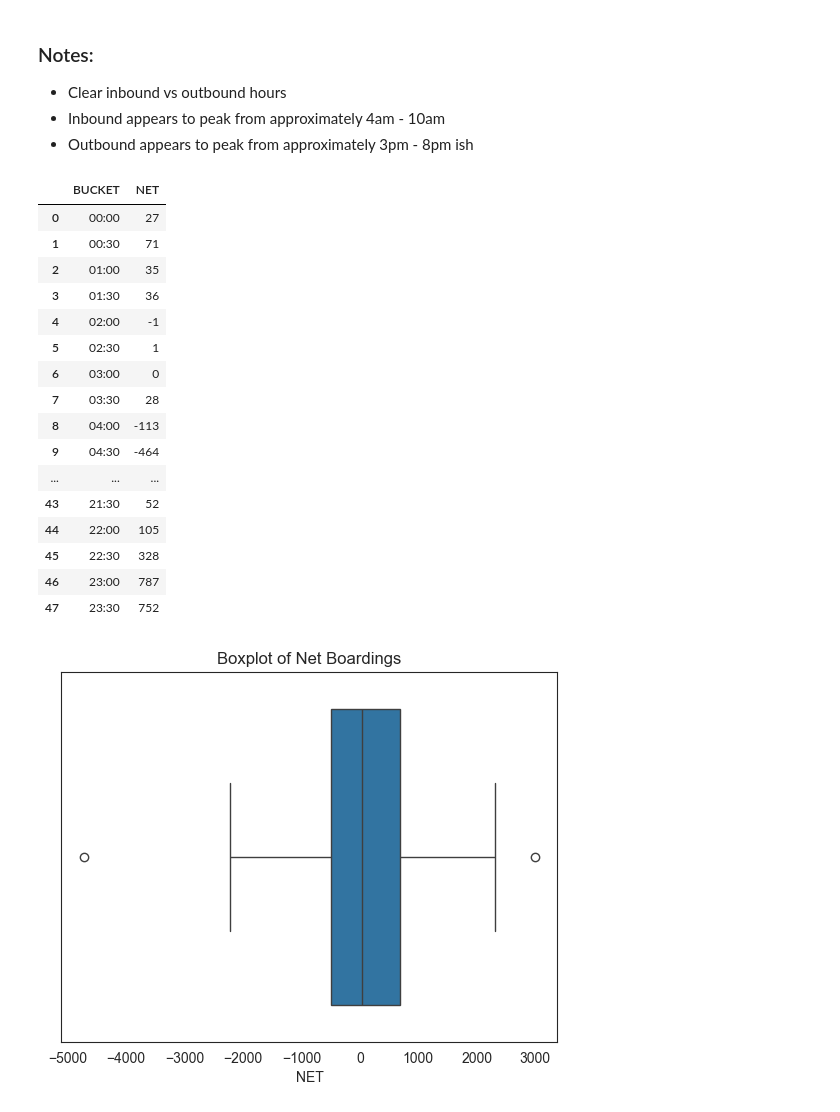
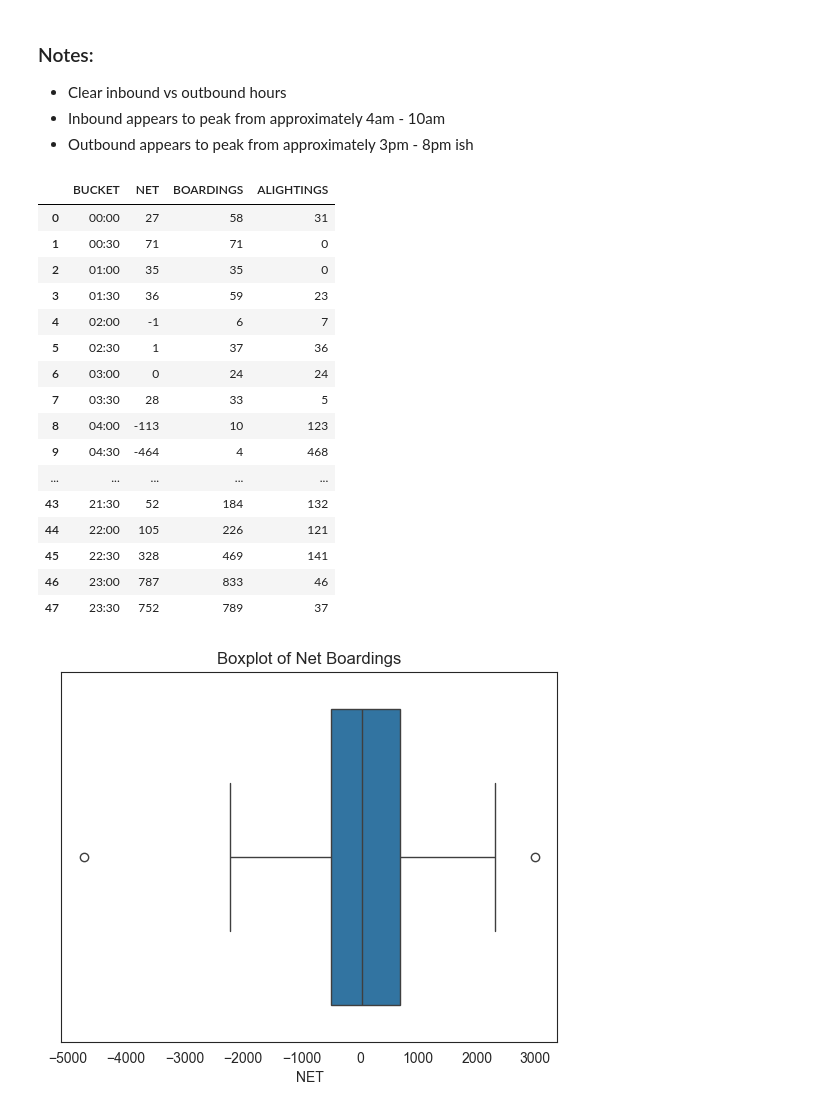
Before and after one commit to morgan1461/WMC-dashboard, a Jupyter notebook: analysis_notebooks/med_center_peak_analysis.ipynb, the cells around one changed output. Drawn from its saved outputs; the diff is of its cells as text; code cells hidden in the pictures.

```diff
--- a/analysis_notebooks/med_center_peak_analysis.ipynb
+++ b/analysis_notebooks/med_center_peak_analysis.ipynb
@@ -112,3 +112,23 @@ plt.xticks(rotation=90, ticks=range(0, len(mc_df['BUCKET'].unique()), 2))
 plt.show()
 # %% [output]
 [figure]
+# %%
+# Add all the stops to one DF
+# apr_mc_df
+
+temp = apr_mc_df[['DATE', 'ARRIVAL', 'STOP_ID', 'BOARDINGS', 'ALIGHTINGS']]
+
+# combine date and arrival time to single col
+temp['TIME'] = pd.to_datetime(temp['DATE'].astype(str) + ' ' + temp['ARRIVAL'].dt.time.astype(str))
+
+temp.drop(['ARRIVAL'], axis=1, inplace=True)
+
+# true 30 min buckets to determine peak periods
+temp['BUCKET'] = temp['TIME'].dt.floor('30min').dt.strftime('%H:%M')
+
+mc_df = temp.copy()
+
+# create a 'net' colum as boardings - alightings
+# directional, negative indicates bus 'emptying' passengers, positive indicates bus 'filling' passengers
+all_stops_df = temp.copy()
+all_stops_df['NET'] = all_stops_df['BOARDINGS'] - all_stops_df['ALIGHTINGS'] # net indicates PER STOP
@@ -117,32 +197,36 @@ plt.show()
 - Clear inbound vs outbound hours
 - Inbound appears to peak from approximately 4am - 10am
 - Outbound appears to peak from approximately 3pm - 8pm ish
+# %%
+uh_doan_mc_df = mc_df[mc_df['STOP_ID'].isin([37, 401])]
+uh_doan_mc_df['NET'] = uh_doan_mc_df['BOARDINGS'] - uh_doan_mc_df['ALIGHTINGS']
+uh_doan_mc_df.sort_values(by = "BUCKET", inplace=True)
 # %%
 # sort by time bucket and include the avg magnitude
 table_df = (
-    mc_df # already sorted by time bucket
-    .groupby("BUCKET", as_index=False)["NET"].sum() # pos = outbound, neg = inbound
+    uh_doan_mc_df # already sorted by time bucket
+    .groupby("BUCKET", as_index=False)[["NET", "BOARDINGS", "ALIGHTINGS"]].sum() # pos = outbound, neg = inbound
 )
 
 table_df
 # %% [output]
-|  | BUCKET | NET |
-| 0 | 00:00 | 27 |
-| 1 | 00:30 | 71 |
-| 2 | 01:00 | 35 |
-| 3 | 01:30 | 36 |
-| 4 | 02:00 | -1 |
-| 5 | 02:30 | 1 |
-| 6 | 03:00 | 0 |
-| 7 | 03:30 | 28 |
-| 8 | 04:00 | -113 |
-| 9 | 04:30 | -464 |
-| ... | ... | ... |
-| 43 | 21:30 | 52 |
-| 44 | 22:00 | 105 |
-| 45 | 22:30 | 328 |
-| 46 | 23:00 | 787 |
-| 47 | 23:30 | 752 |
+|  | BUCKET | NET | BOARDINGS | ALIGHTINGS |
+| 0 | 00:00 | 27 | 58 | 31 |
+| 1 | 00:30 | 71 | 71 | 0 |
+| 2 | 01:00 | 35 | 35 | 0 |
+| 3 | 01:30 | 36 | 59 | 23 |
+| 4 | 02:00 | -1 | 6 | 7 |
+| 5 | 02:30 | 1 | 37 | 36 |
+| 6 | 03:00 | 0 | 24 | 24 |
+| 7 | 03:30 | 28 | 33 | 5 |
+| 8 | 04:00 | -113 | 10 | 123 |
+| 9 | 04:30 | -464 | 4 | 468 |
+| ... | ... | ... | ... | ... |
+| 43 | 21:30 | 52 | 184 | 132 |
+| 44 | 22:00 | 105 | 226 | 121 |
+| 45 | 22:30 | 328 | 469 | 141 |
+| 46 | 23:00 | 787 | 833 | 46 |
+| 47 | 23:30 | 752 | 789 | 37 |
 # %%
 # boxplot both net and avg_magnitude
 sns.set_style("white")
```
Also changed, not shown: parts of 14 cells of this notebook.
